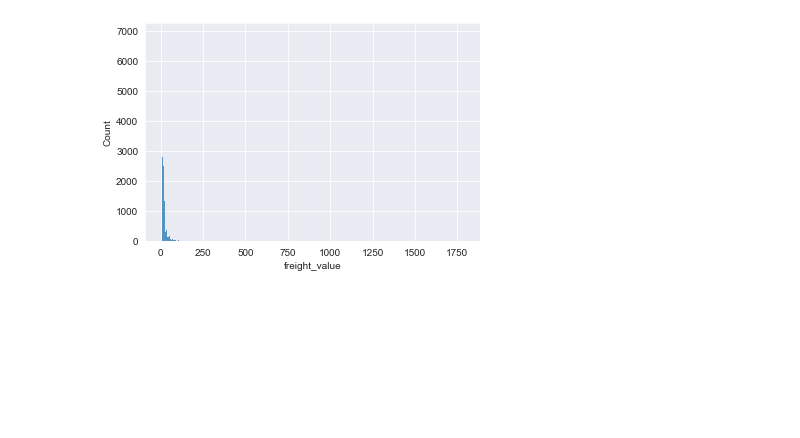
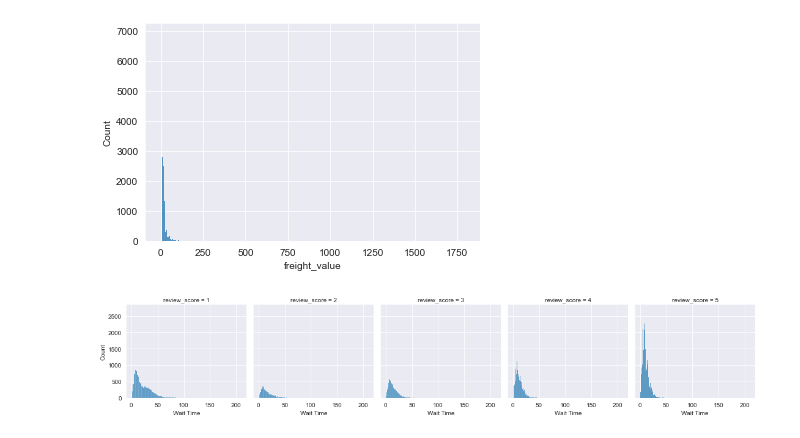
Before and after one commit to phlln/olist-analysis, a Jupyter notebook: notebooks/Orders Dataset - Simple Analysis.ipynb, the cells around one changed output. Saved outputs shown, nothing was run; the diff lists cells and outputs as text; code cells hidden in the pictures; blank space fills up the shorter version.

```diff
--- a/notebooks/Orders Dataset - Simple Analysis.ipynb
+++ b/notebooks/Orders Dataset - Simple Analysis.ipynb
@@ -98,3 +121,12 @@ sns.histplot(orders['price']);
 sns.histplot(orders['freight_value']);
 # %% [output]
 [figure]
+# %%
+# Distributions for review scores
+
+g = sns.FacetGrid(data=orders, col='review_score')
+g.map(sns.histplot,'wait_time')
+g.set_axis_labels('Wait Time', 'Count')
+g.add_legend();
+# %% [output]
+[figure, added]
```
Also changed, not shown: parts of 13 cells of this notebook.
